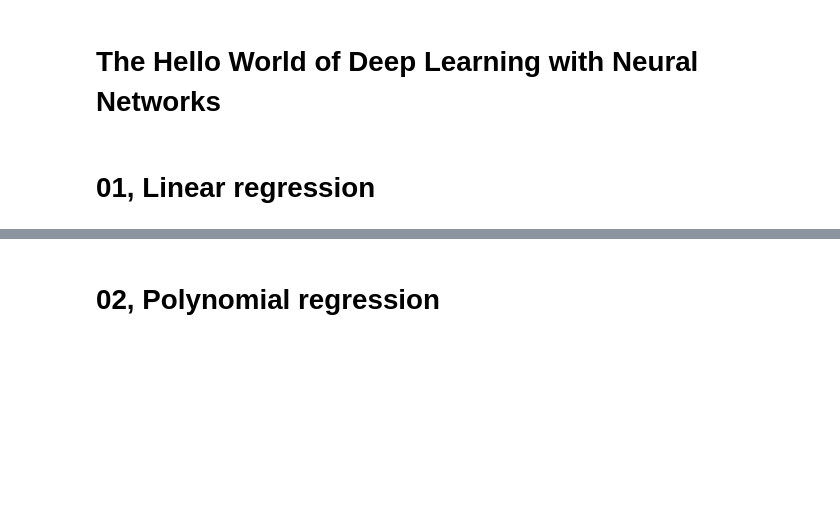
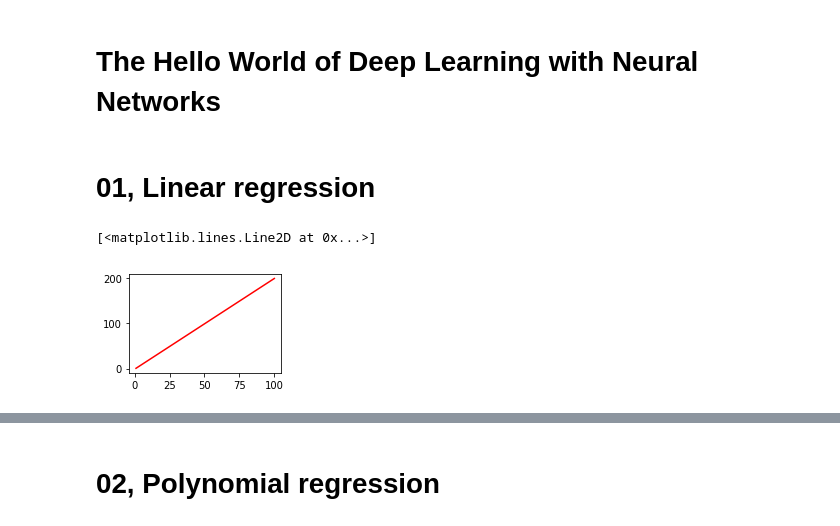
Before and after one commit to Dennis826/Machine-learning, a Jupyter notebook: Course01_01_Hello_World.ipynb, the cells around one changed output, grey strips where cells are left out. Drawn from its saved outputs; the diff is of its cells as text; code cells hidden in the pictures; blank space fills up the shorter version.

```diff
--- a/Course01_01_Hello_World.ipynb
+++ b/Course01_01_Hello_World.ipynb
@@ -12,2 +12,15 @@ from numpy import random
+# %%
+x_train=np.linspace(1,100,30)
+y_train=x_train*2-1
+
+#print(x_train)
+#print(y_train)
+
+#plot prediction data
+plt.subplot(2,2,1)
+plt.plot(x_train, y_train,'r')
+# %% [output]
+[<matplotlib.lines.Line2D at 0x...>]
+[figure, added]
 # %%
 model = tf.keras.Sequential([keras.layers.Dense(units=1, input_shape=[1])])
```
Also changed, not shown: parts of 7 cells of this notebook.
